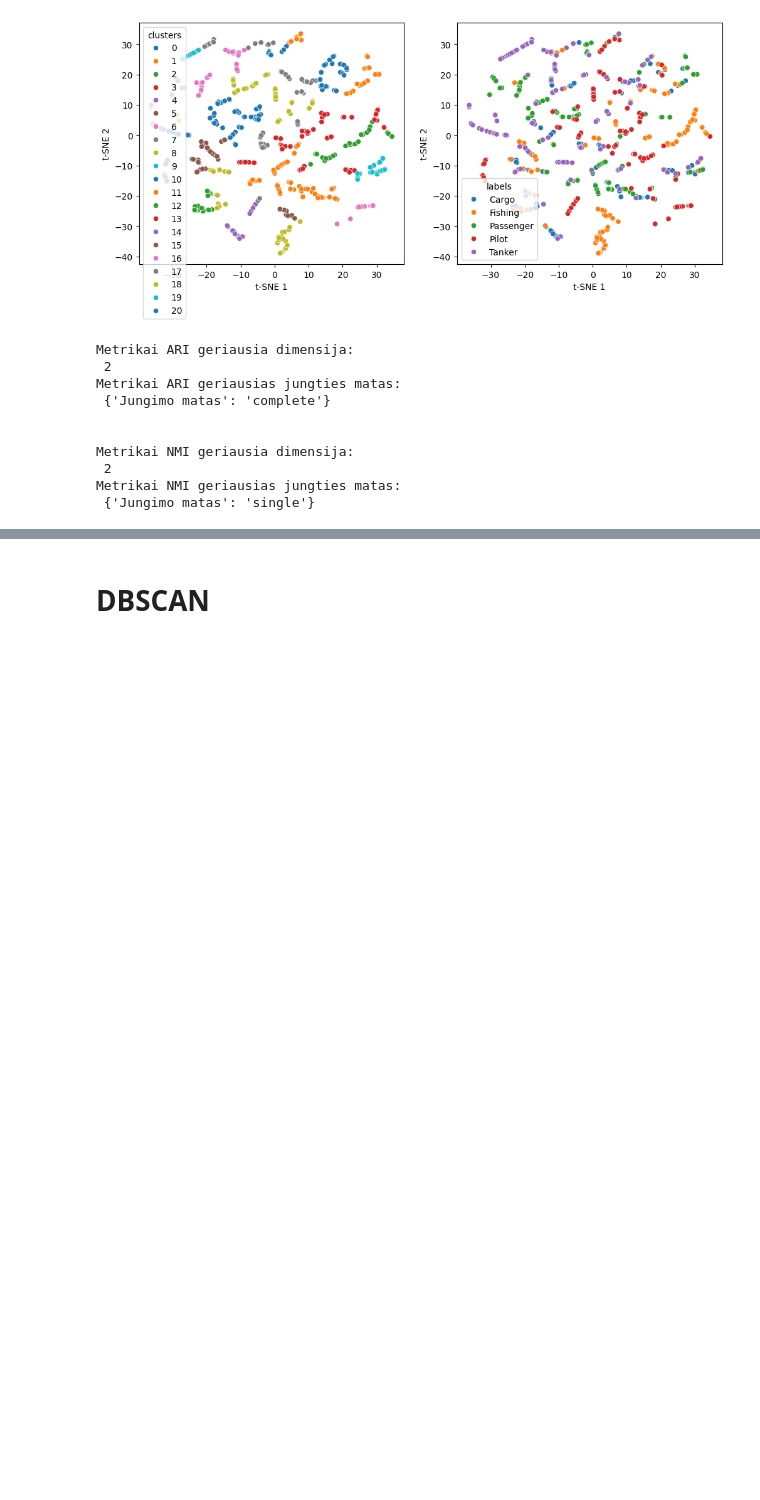
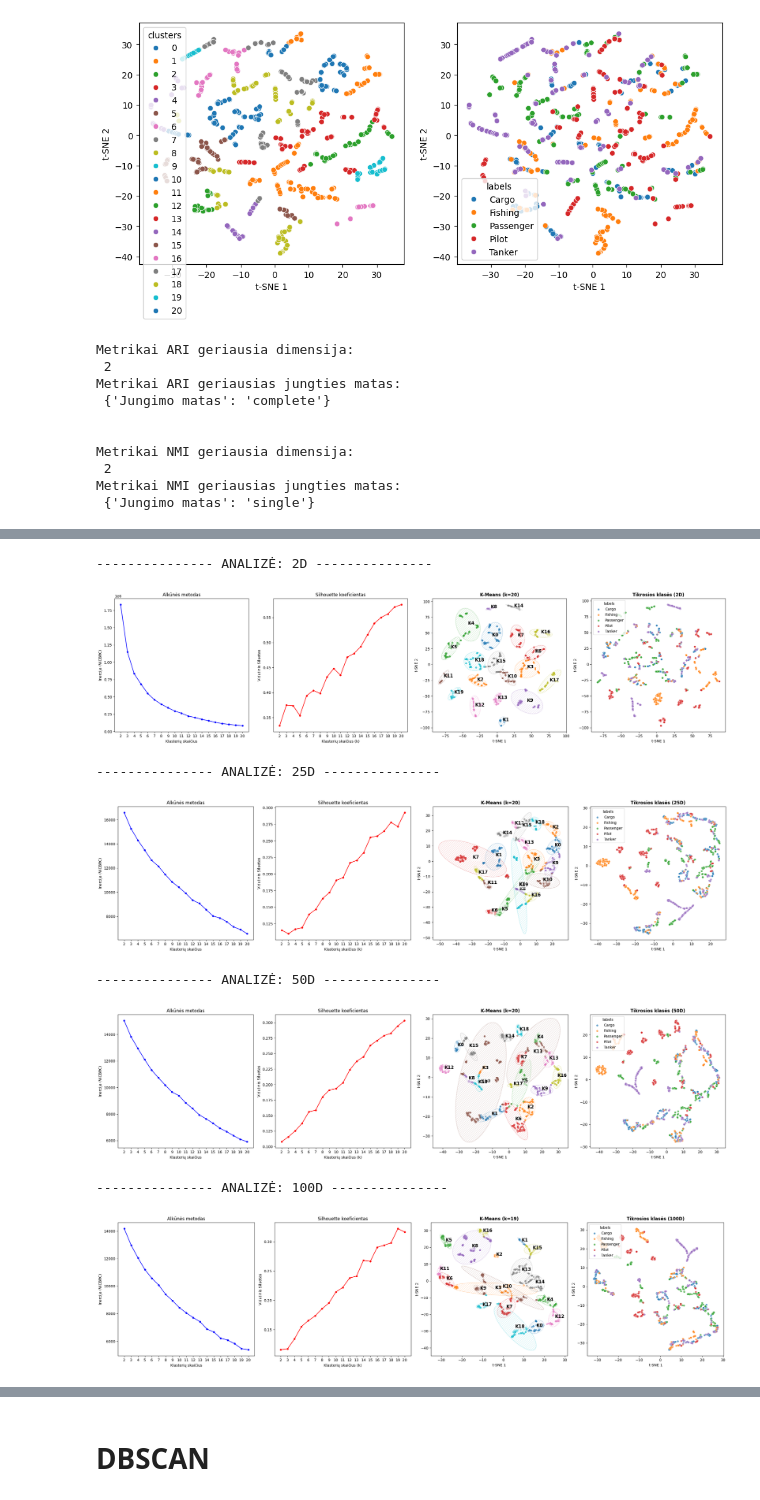
Before and after one commit to lukasjanusauskas/ais-duomenu-vizualizavimas, a Jupyter notebook: 4lab copy.ipynb, the cells around one changed output, grey strips where cells are left out. Drawn from its saved outputs; the diff is of its cells as text; code cells hidden in the pictures; blank space fills up the shorter version.

```diff
--- a/4lab copy.ipynb
+++ b/4lab copy.ipynb
@@ -932,7 +766,0 @@ VISŲ DIMENSIJŲ IR OPTIMALIŲ K PALYGINIMAS
-# %%
-
-
-for d in [2, 25, 50, 100, 150]:
-    method = 'barnes_hut' if d <= 3 else 'exact'
-    emb = TSNE(n_components=d, metric='precomputed', method=method, init='random', random_state=42).fit_transform(dist_mat)
-    final_summary.append(perform_full_analysis(emb, labels_true, f"{d}D"))
@@ -968,0 +953,24 @@ VISŲ DIMENSIJŲ IR OPTIMALIŲ K PALYGINIMAS
+# %%
+
+for d in [2, 25, 50, 100]:
+    # Sukuriame d-dimensinį embeddingą (tai bus duomenys klasterizacijai)
+    emb_d = TSNE(n_components=d, perplexity=5, metric='precomputed', method='exact', init="random", random_state=42).fit_transform(dist_mat)
+
+    # Jei d > 2, vizualizacijai sukuriamas 2D vaizdas būtent iš TO embeddingo
+    # Tai parodys, kaip 25D struktūra atrodo suspausta į 2D
+    if d == 2:
+        v2d = emb_d
+    else:
+        v2d = TSNE(n_components=2, random_state=42).fit_transform(emb_d)
+
+    # Kviečiame analizę perduodami abu: emb_d (skaičiavimams) ir v2d (piešimui)
+    final_summary.append(perform_full_analysis(emb_d, labels_true, labels_true_str, f"{d}D", viz_2d=v2d))
+# %% [output]
+--------------- ANALIZĖ: 2D ---------------
+[figure, added]
+--------------- ANALIZĖ: 25D ---------------
+[figure, added]
+--------------- ANALIZĖ: 50D ---------------
+[figure, added]
+--------------- ANALIZĖ: 100D ---------------
+[figure, added]
```
Also changed, not shown: parts of 17 cells of this notebook.
